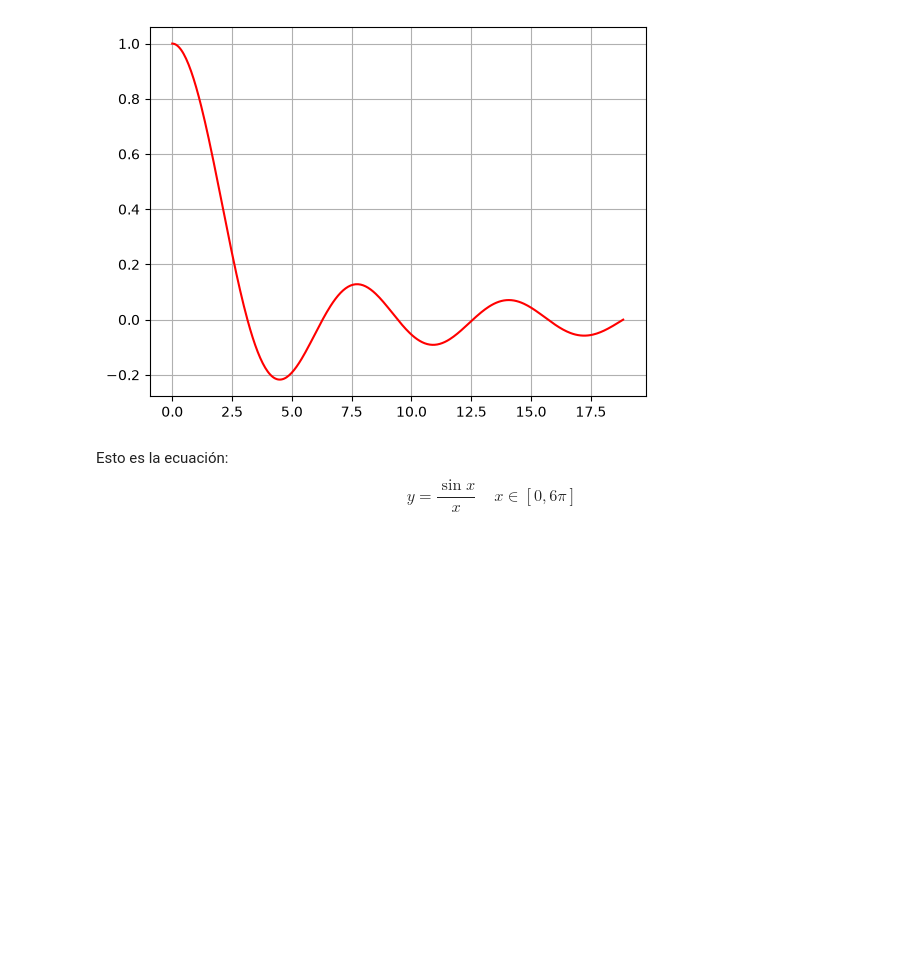
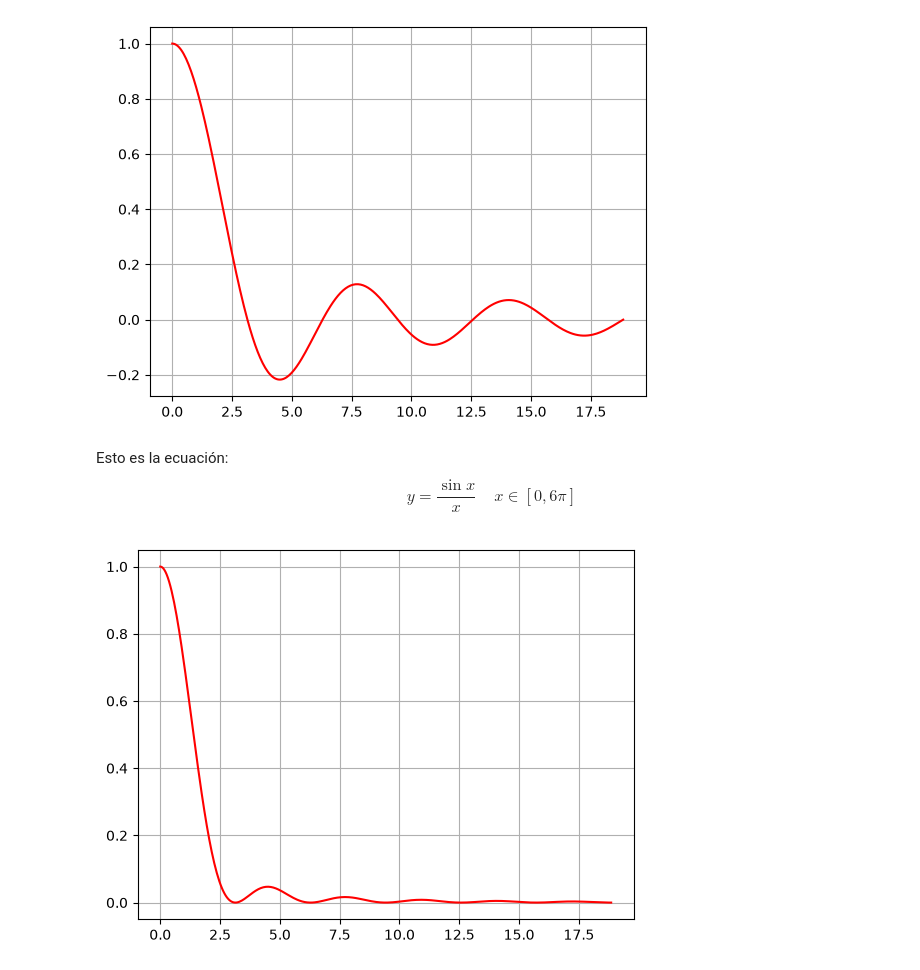
Before and after one commit to wpregliasco/obsidian.python-sci, a Jupyter notebook: TPs/TP_0.ipynb, the cells around one changed output. Drawn from its saved outputs; the diff is of its cells as text; code cells hidden in the pictures; blank space fills up the shorter version.

```diff
--- a/TPs/TP_0.ipynb
+++ b/TPs/TP_0.ipynb
@@ -29,3 +31,9 @@ plt.show()
 Esto es la ecuación:
 $$ y = \frac{\sin x}{x}  \ \ \ \ \ x \in [0,6\pi]
 $$
+# %%
+plt.plot(x,y**2,'r-')
+plt.grid()
+plt.show()
+# %% [output]
+[figure, added]
```
Also changed, not shown: parts of 1 cell of this notebook, 1 other file.
